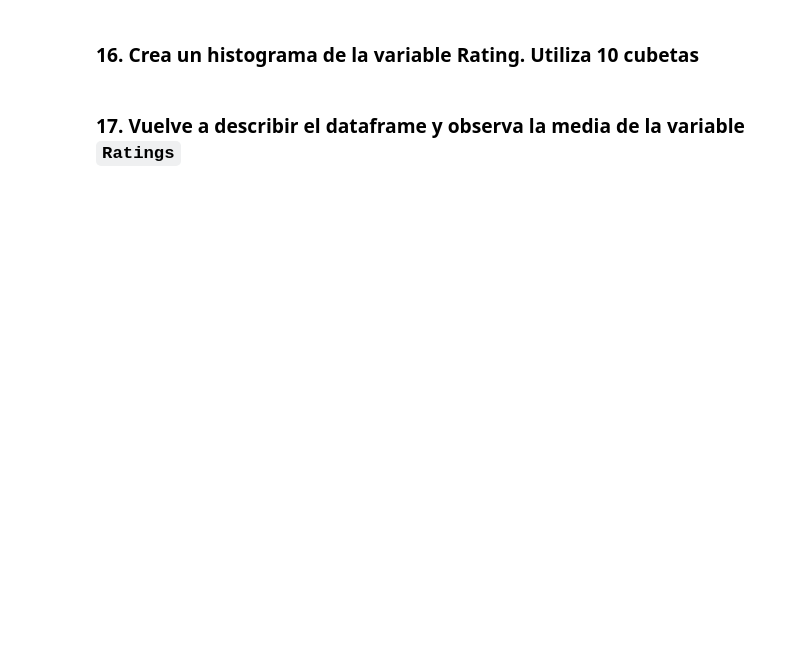
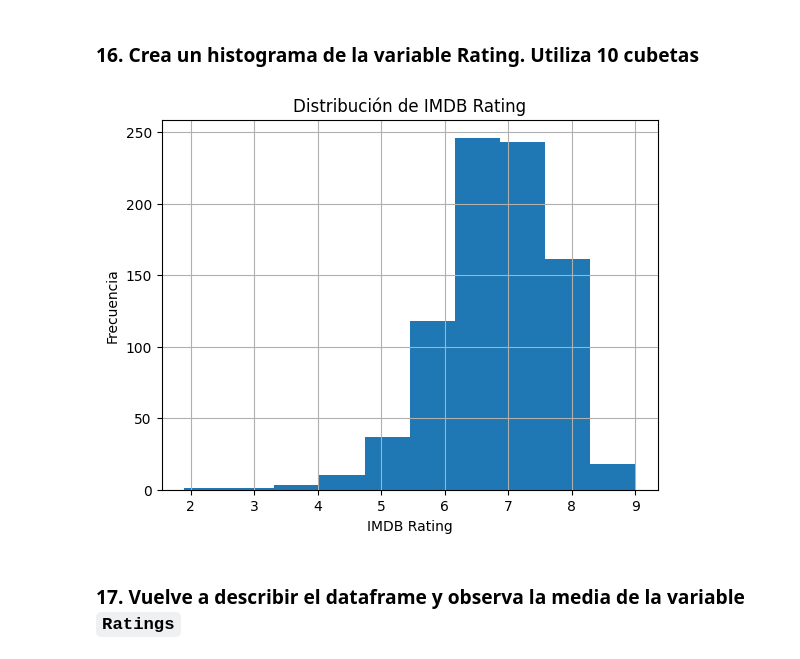
Before and after one commit to wilberth2501229-beep/limpieza_datos_y_eda, a Jupyter notebook: 2_eda_imdb.ipynb, the cells around one changed output. Saved outputs shown, nothing was run; the diff lists cells and outputs as text; code cells hidden in the pictures; blank space fills up the shorter version.

```diff
--- a/2_eda_imdb.ipynb
+++ b/2_eda_imdb.ipynb
@@ -118,11 +261,13 @@ plt.show()
 # %% [markdown]
 ### 16. Crea un histograma de la variable Rating. Utiliza 10 cubetas
 # %%
-df['IMDB_Rating'].hist(bins=10)
+df['Rating'].hist(bins=10)
 plt.xlabel('IMDB Rating')
 plt.ylabel('Frecuencia')
 plt.title('Distribución de IMDB Rating')
 plt.show()
+# %% [output]
+[figure, added]
 # %% [markdown]
 ### 17. Vuelve a describir el dataframe y observa la media de la variable `Ratings`
 # %%
```
Also changed, not shown: parts of 22 cells of this notebook, 1 other file.
